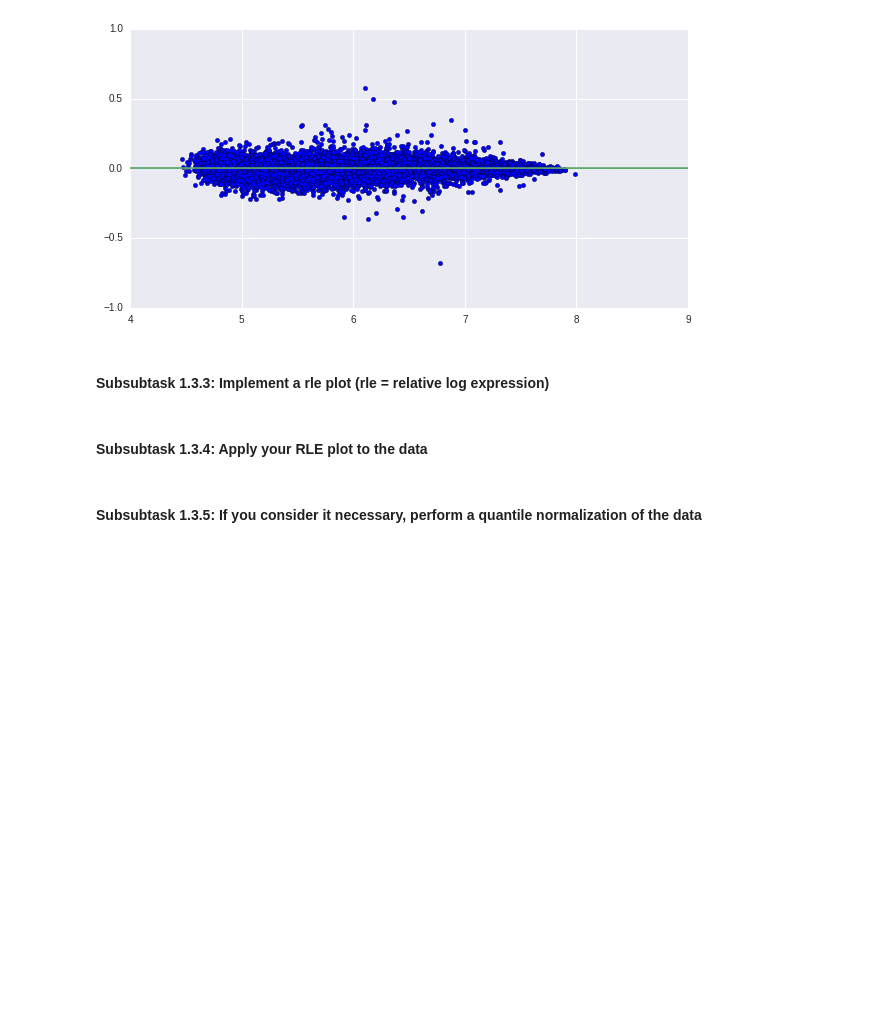
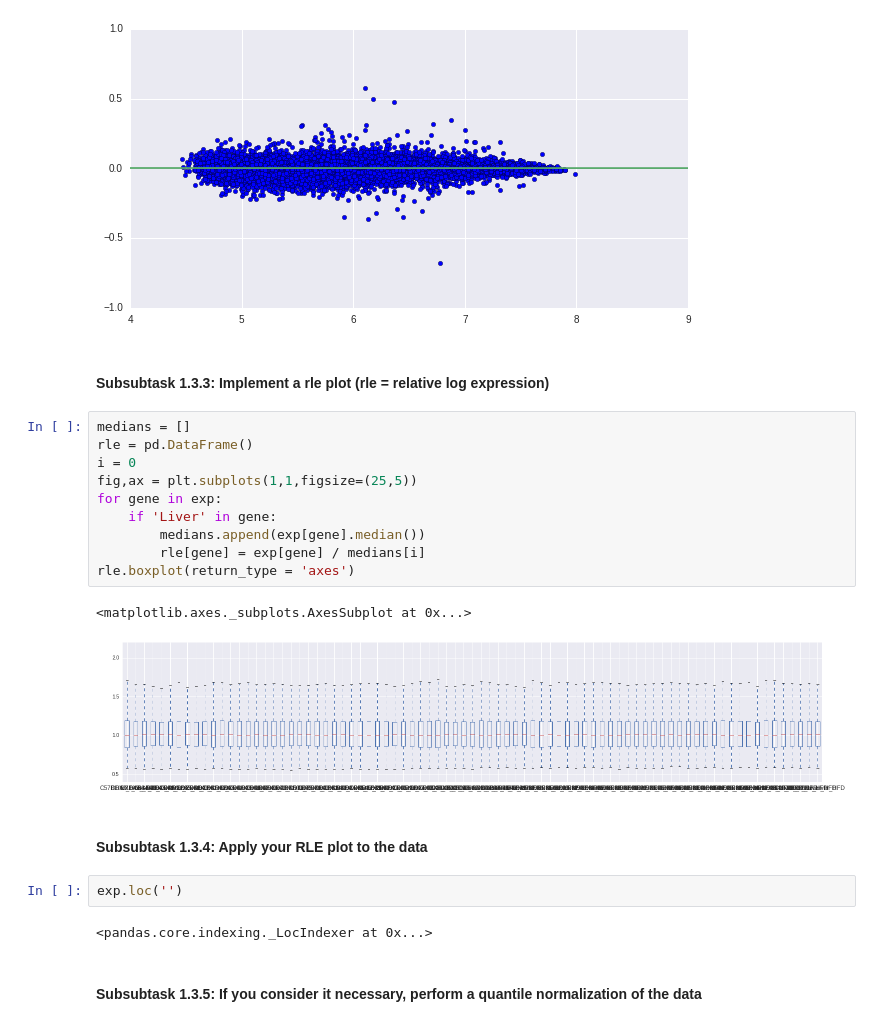
Before and after one commit to lucass122/Integrated_Bioinformatics, a Jupyter notebook: notebooks/DayX_DE_Analysis.ipynb, the cells around one changed output. Saved outputs shown, nothing was run; the diff lists cells and outputs as text; blank space fills up the shorter version.

```diff
--- a/notebooks/DayX_DE_Analysis.ipynb
+++ b/notebooks/DayX_DE_Analysis.ipynb
@@ -108,8 +121,25 @@ plotRI(exp,"BXD98_Liver_HFD","BXD96_Liver_HFD")
 [figure]
 # %% [markdown]
 #### Subsubtask 1.3.3: Implement a rle plot (rle = relative log expression)
+# %%
+medians = []
+rle = pd.DataFrame()
+i = 0
+fig,ax = plt.subplots(1,1,figsize=(25,5))
+for gene in exp:
+    if 'Liver' in gene:
+        medians.append(exp[gene].median())
+        rle[gene] = exp[gene] / medians[i]
+rle.boxplot(return_type = 'axes')
+# %% [output]
+<matplotlib.axes._subplots.AxesSubplot at 0x...>
+[figure, added]
 # %% [markdown]
 #### Subsubtask 1.3.4: Apply your RLE plot to the data
+# %%
+exp.loc('')
+# %% [output]
+<pandas.core.indexing._LocIndexer at 0x...>
 # %% [markdown]
 #### Subsubtask 1.3.5: If you consider it necessary, perform a quantile normalization of the data
 # %% [markdown]
```
Also changed, not shown: parts of 56 cells of this notebook, 1 other file.
